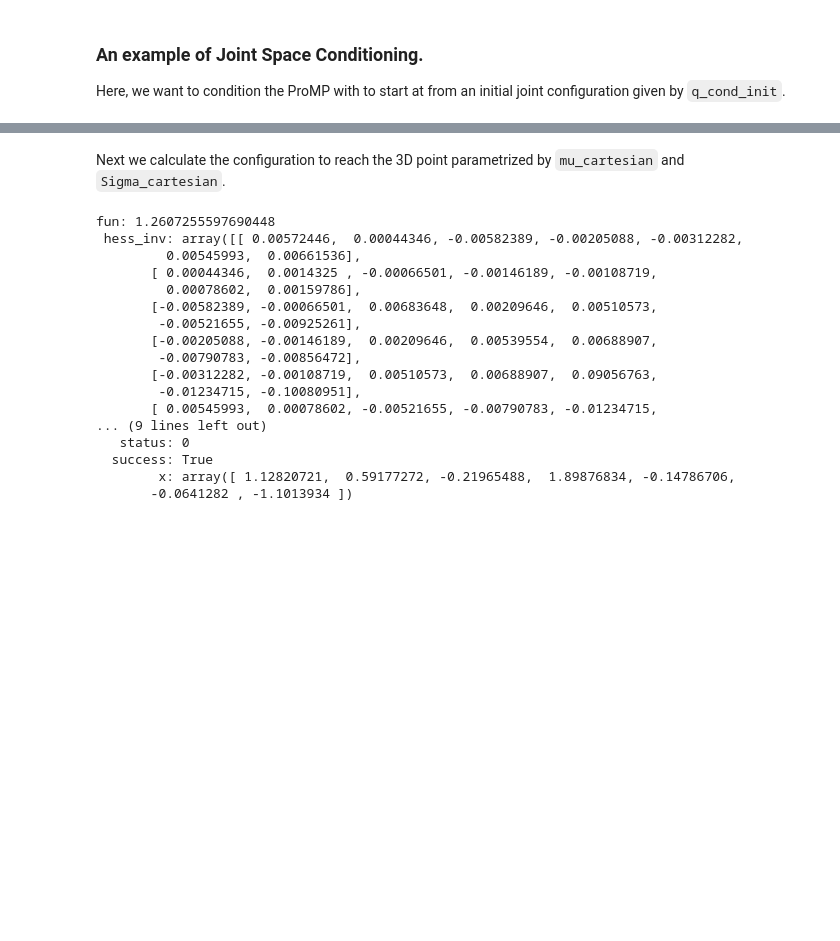
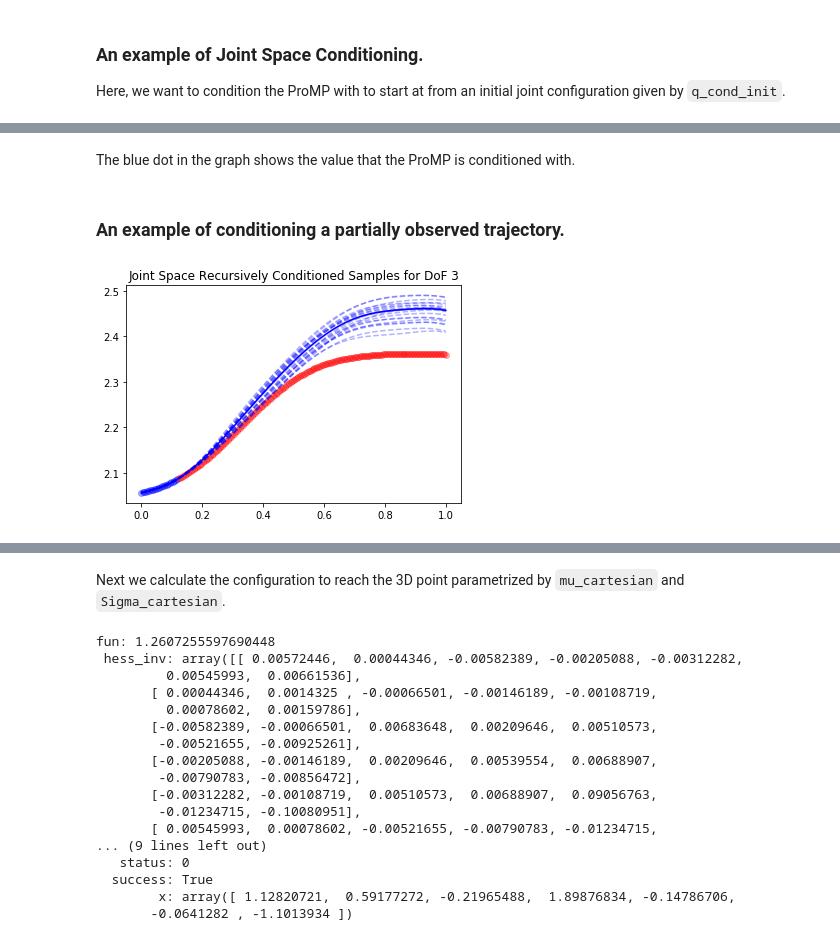
Before and after one commit to ir-lab/intprim, a Jupyter notebook: docs/notebooks/5_promp_example.ipynb, the cells around one changed output, grey strips where cells are left out. Saved outputs shown, nothing was run; the diff lists cells and outputs as text; code cells hidden in the pictures; blank space fills up the shorter version.

```diff
--- a/docs/notebooks/5_promp_example.ipynb
+++ b/docs/notebooks/5_promp_example.ipynb
@@ -92,0 +92,38 @@ plt.show()
+# %% [markdown]
+The blue dot in the graph shows the value that the ProMP is conditioned with.
+# %% [markdown]
+### An example of conditioning a partially observed trajectory.
+# %%
+# First, we select a trajecotry to "observe".
+q_cond = np.random.choice(Q)
+q_domain = np.linspace(0, 1, len(q_cond))
+
+# Condition the ProMP interatively and obtain the posterior distribution at each step.
+mu_w_cond_rec, Sigma_w_cond_rec = promp.get_conditioned_weights(q_domain[0], q_cond[0])
+num_observed = 25
+for i in range(1, num_observed):
+	mu_w_cond_rec, Sigma_w_cond_rec = promp.get_conditioned_weights(q_domain[i], q_cond[i], mean_w=mu_w_cond_rec, var_w=Sigma_w_cond_rec)
+# Plot samples of the conditioned ProMP drawn from the predicted posterior.
+plt.plot(q_domain[:num_observed],q_cond[:num_observed,plot_dof],'bo', alpha=0.3)
+plt.plot(q_domain[num_observed:],q_cond[num_observed:,plot_dof],'ro', alpha=0.3)
+for i in range(n_samples):
+	samples, _ = promp.generate_probable_trajectory(domain, mu_w_cond_rec, Sigma_w_cond_rec)
+	plt.plot(domain, samples[plot_dof,:], 'b--', alpha=0.3)
+
+mean_margs = np.zeros(samples[plot_dof,:].shape)
+upper_bound = np.zeros(samples[plot_dof,:].shape)
+lower_bound = np.zeros(samples[plot_dof,:].shape)
+std_Q = []
+for i in range(len(domain)):
+	mu_marg_q, Sigma_marg_q = promp.get_marginal(domain[i], mu_w_cond_rec, Sigma_w_cond_rec)
+	std_q = Sigma_marg_q[plot_dof][plot_dof]
+	std_Q.append(std_q)
+	mean_margs[i] = mu_marg_q[plot_dof]
+	upper_bound[i] = mu_marg_q[plot_dof] + std_q
+	lower_bound[i] = mu_marg_q[plot_dof] - std_q
+plt.fill_between(domain, upper_bound, lower_bound, color = 'b', alpha=0.2)
+plt.plot(domain, mean_margs, 'b-')
+plt.title('Joint Space Recursively Conditioned Samples for DoF {}'.format(plot_dof))
+plt.show()
+# %% [output]
+[figure, added]
```
Also changed, not shown: parts of 8 cells of this notebook, 2 other files.
